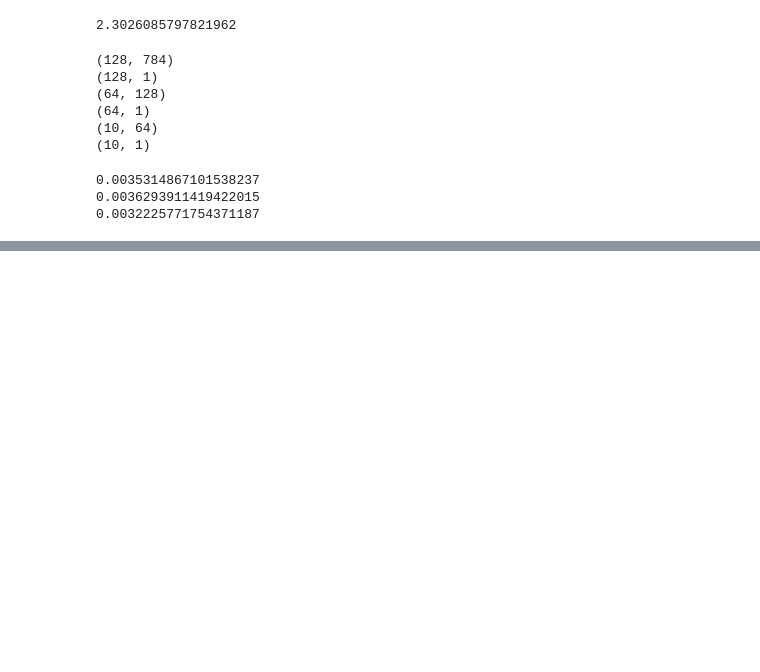
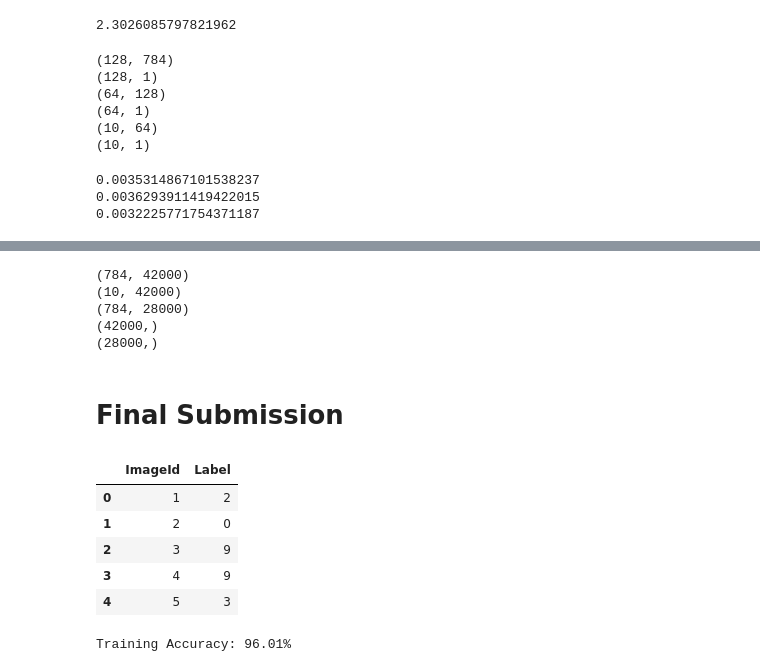
Before and after one commit to Shazal55/ML_Journey, a Jupyter notebook: Digit_Recognizer_Model/model.ipynb, the cells around one changed output, grey strips where cells are left out. Drawn from its saved outputs; the diff is of its cells as text; code cells hidden in the pictures; blank space fills up the shorter version.

```diff
--- a/Digit_Recognizer_Model/model.ipynb
+++ b/Digit_Recognizer_Model/model.ipynb
@@ -266,0 +287,32 @@ Iteration 2000 : Cost 0.180385
+# %%
+X_test = X_test.to_numpy()
+X_test = X_test.T
+X_test = X_test/255
+test_prediction = predict(X_test,parameters)
+# %%
+print(X.shape)
+print(Y.shape)
+print(X_test.shape)
+print(train_predictions.shape)
+print(test_prediction.shape)
+# %% [output]
+(784, 42000)
+(10, 42000)
+(784, 28000)
+(42000,)
+(28000,)
+# %% [markdown]
+# Final Submission
+# %%
+submission = pd.DataFrame({"ImageId" : np.arange(1,len(test_prediction)+1),
+                           "Label" : test_prediction
+                           })
+# %%
+submission.head()
+# %% [output]
+|  | ImageId | Label |
+| 0 | 1 | 2 |
+| 1 | 2 | 0 |
+| 2 | 3 | 9 |
+| 3 | 4 | 9 |
+| 4 | 5 | 3 |
@@ -266,0 +321,7 @@ Iteration 2000 : Cost 0.180385
+# %%
+train_predictions = predict(X, parameters)
+Y_true = np.argmax(Y, axis=0)
+accuracy = np.mean(train_predictions == Y_true) * 100
+print(f"Training Accuracy: {accuracy:.2f}%")
+# %% [output]
+Training Accuracy: 96.01%
```
Also changed, not shown: parts of 13 cells of this notebook, 2 other files.
